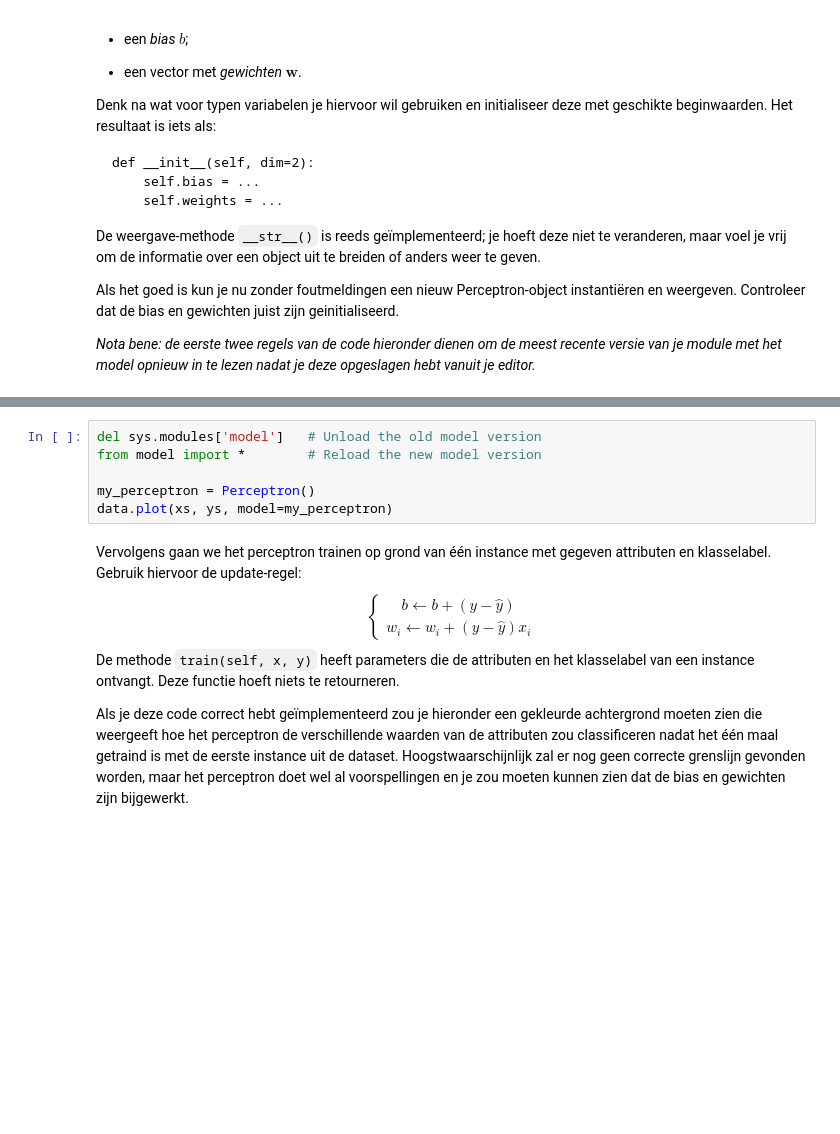
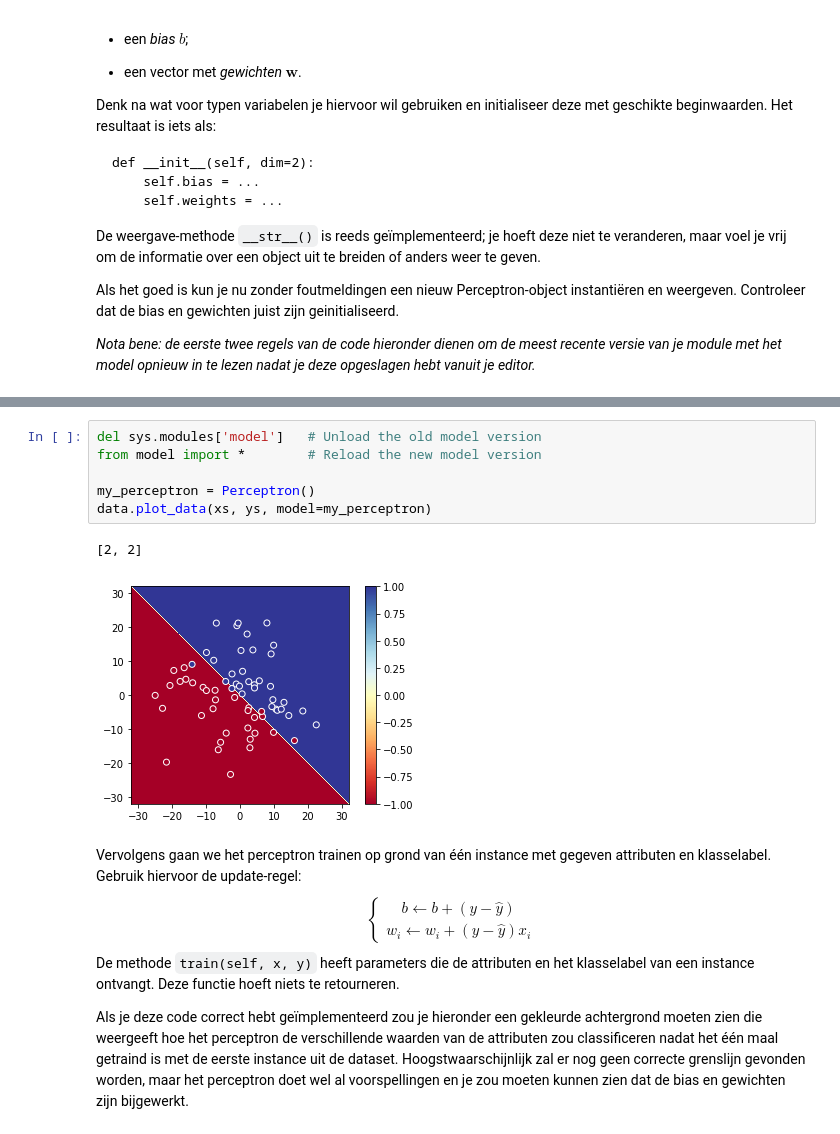
Before and after one commit to wmellema/DataMiningTest, a Jupyter notebook: les1/oefeningen.ipynb, the cells around one changed output, grey strips where cells are left out. Saved outputs shown, nothing was run; the diff lists cells and outputs as text; blank space fills up the shorter version.

```diff
--- a/les1/oefeningen.ipynb
+++ b/les1/oefeningen.ipynb
@@ -61,9 +86,12 @@ Als je deze code correct hebt geïmplementeerd zou je hieronder de data gevisual
 # %%
 del sys.modules['model']   # Unload the old model version
 from model import *        # Reload the new model version
 
 my_perceptron = Perceptron()
-data.plot(xs, ys, model=my_perceptron)
+data.plot_data(xs, ys, model=my_perceptron)
+# %% [output]
+[2, 2]
+[figure, added]
 # %% [markdown]
 Vervolgens gaan we het perceptron trainen op grond van één instance met gegeven attributen en klasselabel. Gebruik hiervoor de update-regel:
 \begin{equation*}
```
Also changed, not shown: parts of 9 cells of this notebook, 5 other files.
